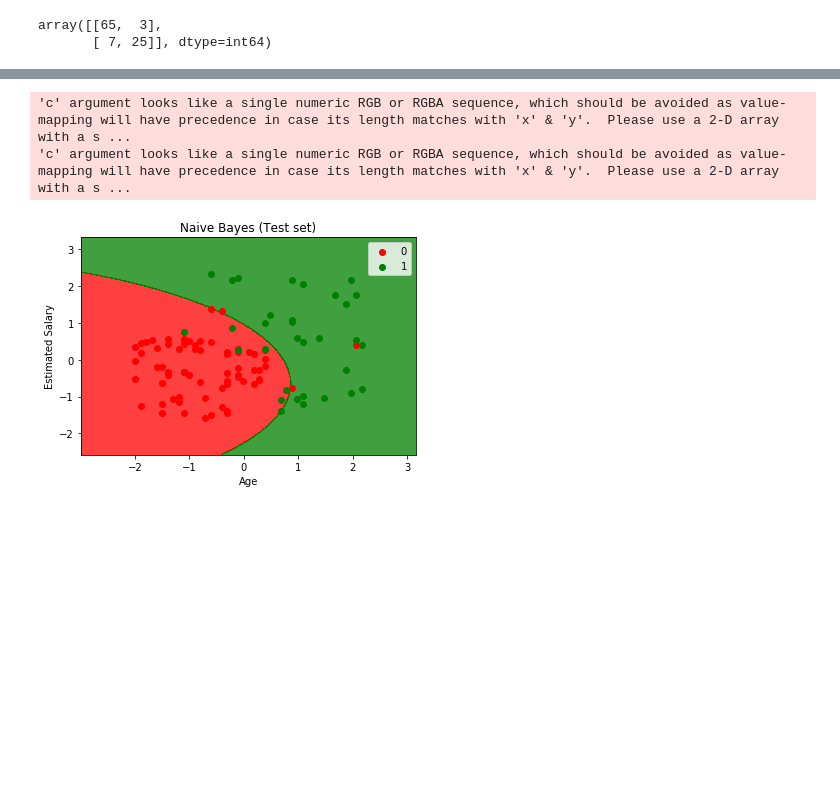
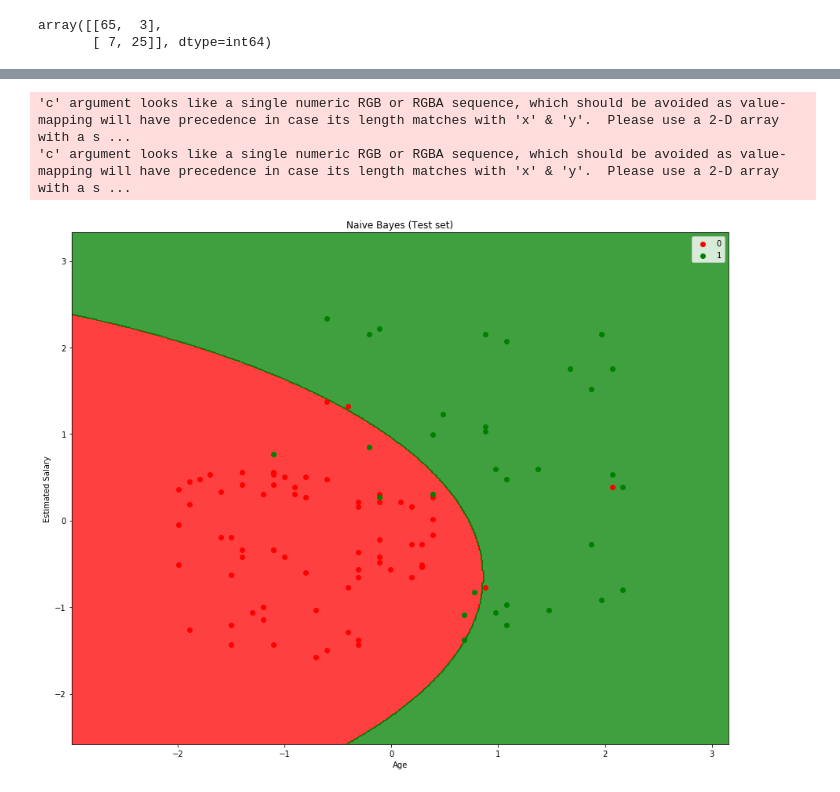
Before and after one commit to krsamir/Machine-Learning, a Jupyter notebook: 03. Classification/05. Naive Bayes/Naive Bayes.ipynb, the cells around one changed output, grey strips where cells are left out. Cells and saved outputs as stored; diff of their text form; code cells hidden in the pictures; blank space fills up the shorter version.

```diff
--- a/03. Classification/05. Naive Bayes/Naive Bayes.ipynb
+++ b/03. Classification/05. Naive Bayes/Naive Bayes.ipynb
@@ -73,22 +73,23 @@ plt.show()
 # %%
 # Visualising the Test set results
+plt.figure(figsize=(15,12))
 from matplotlib.colors import ListedColormap
 X_set, y_set = X_test, y_test
 X1, X2 = np.meshgrid(np.arange(start = X_set[:, 0].min() - 1, stop = X_set[:, 0].max() + 1, step = 0.01),
                      np.arange(start = X_set[:, 1].min() - 1, stop = X_set[:, 1].max() + 1, step = 0.01))
 plt.contourf(X1, X2, classifier.predict(np.array([X1.ravel(), X2.ravel()]).T).reshape(X1.shape),
              alpha = 0.75, cmap = ListedColormap(('red', 'green')))
 plt.xlim(X1.min(), X1.max())
 plt.ylim(X2.min(), X2.max())
 for i, j in enumerate(np.unique(y_set)):
     plt.scatter(X_set[y_set == j, 0], X_set[y_set == j, 1],
                 c = ListedColormap(('red', 'green'))(i), label = j)
 plt.title('Naive Bayes (Test set)')
 plt.xlabel('Age')
 plt.ylabel('Estimated Salary')
 plt.legend()
 plt.show()
 # %% [output]
 'c' argument looks like a single numeric RGB or RGBA sequence, which should be avoided as value-mapping will have precedence in case its length matches with 'x' & 'y'.  Please use a 2-D array with a s ...
 'c' argument looks like a single numeric RGB or RGBA sequence, which should be avoided as value-mapping will have precedence in case its length matches with 'x' & 'y'.  Please use a 2-D array with a s ...
-[figure, old version]
+[figure, new version]
```
Also changed, not shown: parts of 1 cell of this notebook.
